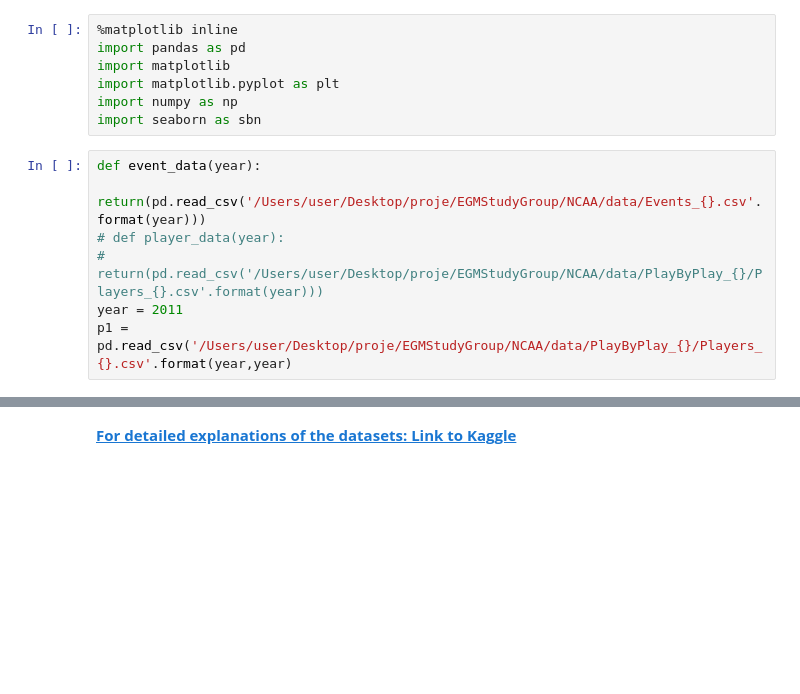
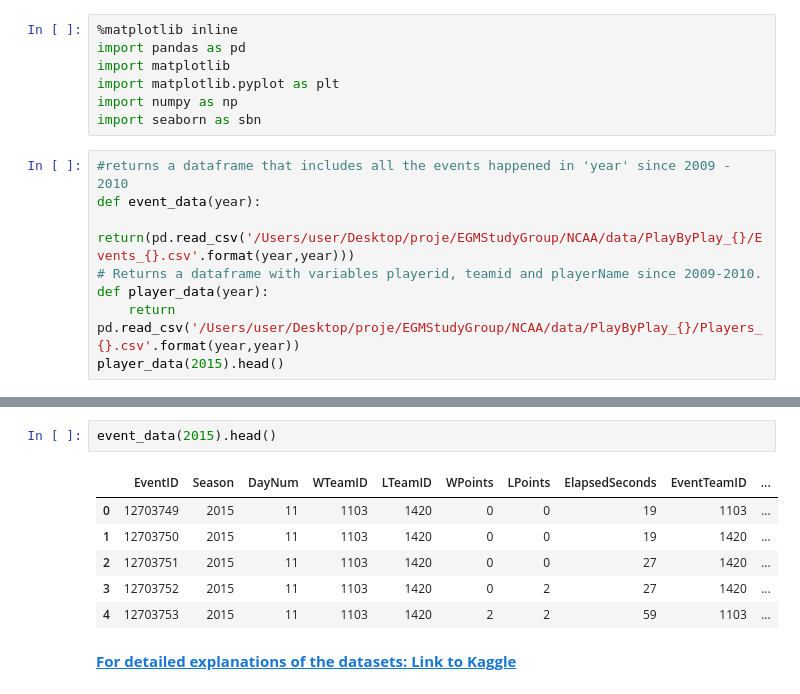
Before and after one commit to mguner/ISL, a Jupyter notebook: Google_Cloud_NCAA.ipynb, the cells around one changed output, grey strips where cells are left out. Drawn from its saved outputs; the diff is of its cells as text; blank space fills up the shorter version.

```diff
--- a/Google_Cloud_NCAA.ipynb
+++ b/Google_Cloud_NCAA.ipynb
@@ -6,10 +6,11 @@ import matplotlib.pyplot as plt
 import numpy as np
 import seaborn as sbn
 # %%
+#returns a dataframe that includes all the events happened in 'year' since 2009 - 2010
 def event_data(year):
-    return(pd.read_csv('/Users/user/Desktop/proje/EGMStudyGroup/NCAA/data/Events_{}.csv'.format(year)))
-# def player_data(year):
-#     return(pd.read_csv('/Users/user/Desktop/proje/EGMStudyGroup/NCAA/data/PlayByPlay_{}/Players_{}.csv'.format(year)))
-year = 2011
-p1 = pd.read_csv('/Users/user/Desktop/proje/EGMStudyGroup/NCAA/data/PlayByPlay_{}/Players_{}.csv'.format(year,year)
+    return(pd.read_csv('/Users/user/Desktop/proje/EGMStudyGroup/NCAA/data/PlayByPlay_{}/Events_{}.csv'.format(year,year)))
+# Returns a dataframe with variables playerid, teamid and playerName since 2009-2010.
+def player_data(year):
+    return pd.read_csv('/Users/user/Desktop/proje/EGMStudyGroup/NCAA/data/PlayByPlay_{}/Players_{}.csv'.format(year,year))
+player_data(2015).head()
 # %% [output]
@@ -17,3 +23,12 @@ SyntaxError: unexpected EOF while parsing (<ipython-input-2-6c698c627e0d>, line
+# %%
+event_data(2015).head()
+# %% [output]
+|  | EventID | Season | DayNum | WTeamID | LTeamID | WPoints | LPoints | ElapsedSeconds | EventTeamID | ... |
+| 0 | 12703749 | 2015 | 11 | 1103 | 1420 | 0 | 0 | 19 | 1103 | ... |
+| 1 | 12703750 | 2015 | 11 | 1103 | 1420 | 0 | 0 | 19 | 1420 | ... |
+| 2 | 12703751 | 2015 | 11 | 1103 | 1420 | 0 | 0 | 27 | 1420 | ... |
+| 3 | 12703752 | 2015 | 11 | 1103 | 1420 | 0 | 2 | 27 | 1420 | ... |
+| 4 | 12703753 | 2015 | 11 | 1103 | 1420 | 2 | 2 | 59 | 1103 | ... |
 # %% [markdown]
  __[For detailed explanations of the datasets: Link to Kaggle](https://www.kaggle.com/c/mens-machine-learning-competition-2018/data)__
 # %%
```
Also changed, not shown: parts of 17 cells of this notebook.
